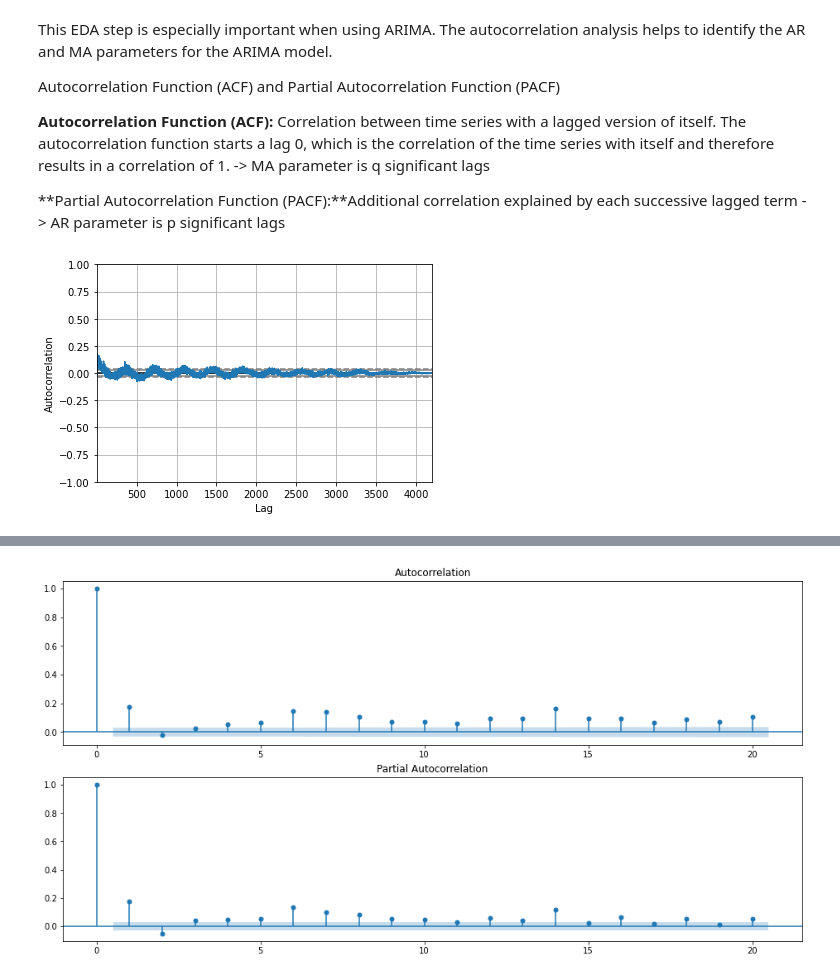
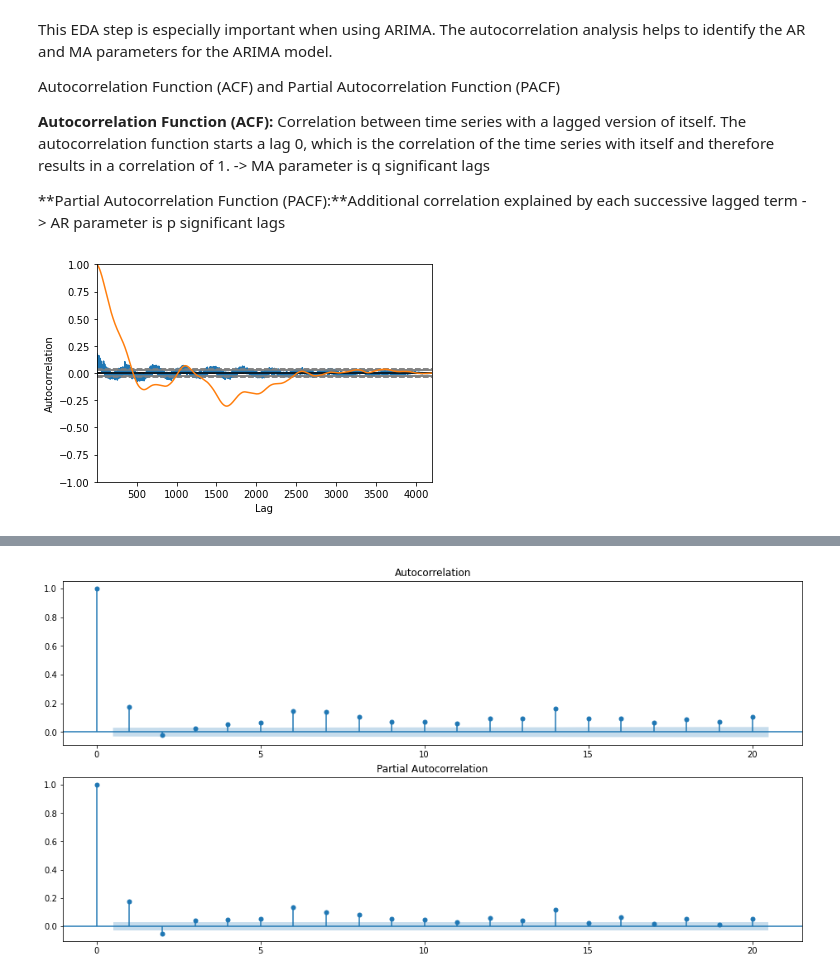
Before and after one commit to sweta0805/Capstone3Project, a Jupyter notebook: Capstone3_Data_wrangling & EDA.ipynb, the cells around one changed output, grey strips where cells are left out. Drawn from its saved outputs; the diff is of its cells as text; code cells hidden in the pictures.

```diff
--- a/Capstone3_Data_wrangling & EDA.ipynb
+++ b/Capstone3_Data_wrangling & EDA.ipynb
@@ -916,9 +920,10 @@ Autocorrelation Function (ACF) and Partial Autocorrelation Function (PACF)
 # %%
 from pandas.plotting import autocorrelation_plot
 autocorrelation_plot(df.Depth_to_Groundwater_diff_1)
+autocorrelation_plot(df.Depth_to_Groundwater)
 plt.show()
 # %% [output]
-[figure, old version]
+[figure, new version]
 # %%
 from statsmodels.graphics.tsaplots import plot_acf
 from statsmodels.graphics.tsaplots import plot_pacf
```
Also changed, not shown: parts of 33 cells of this notebook, 1 other file.
